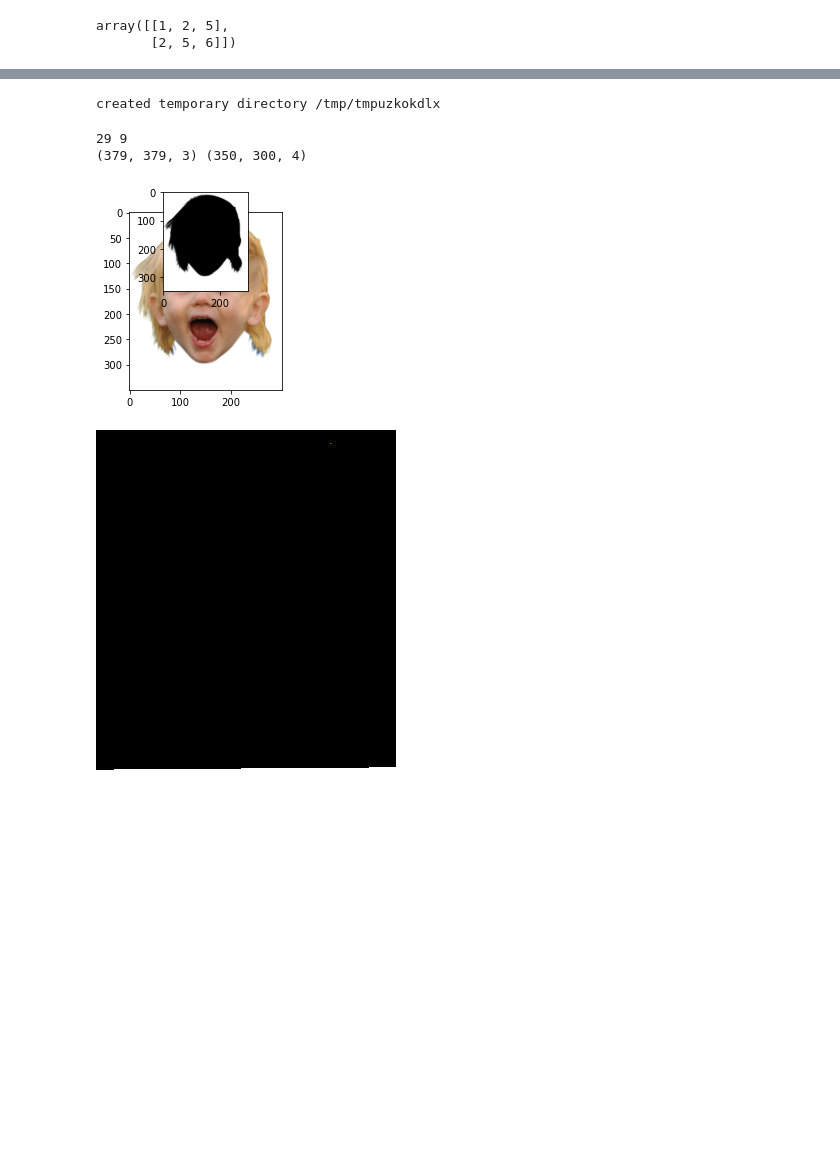
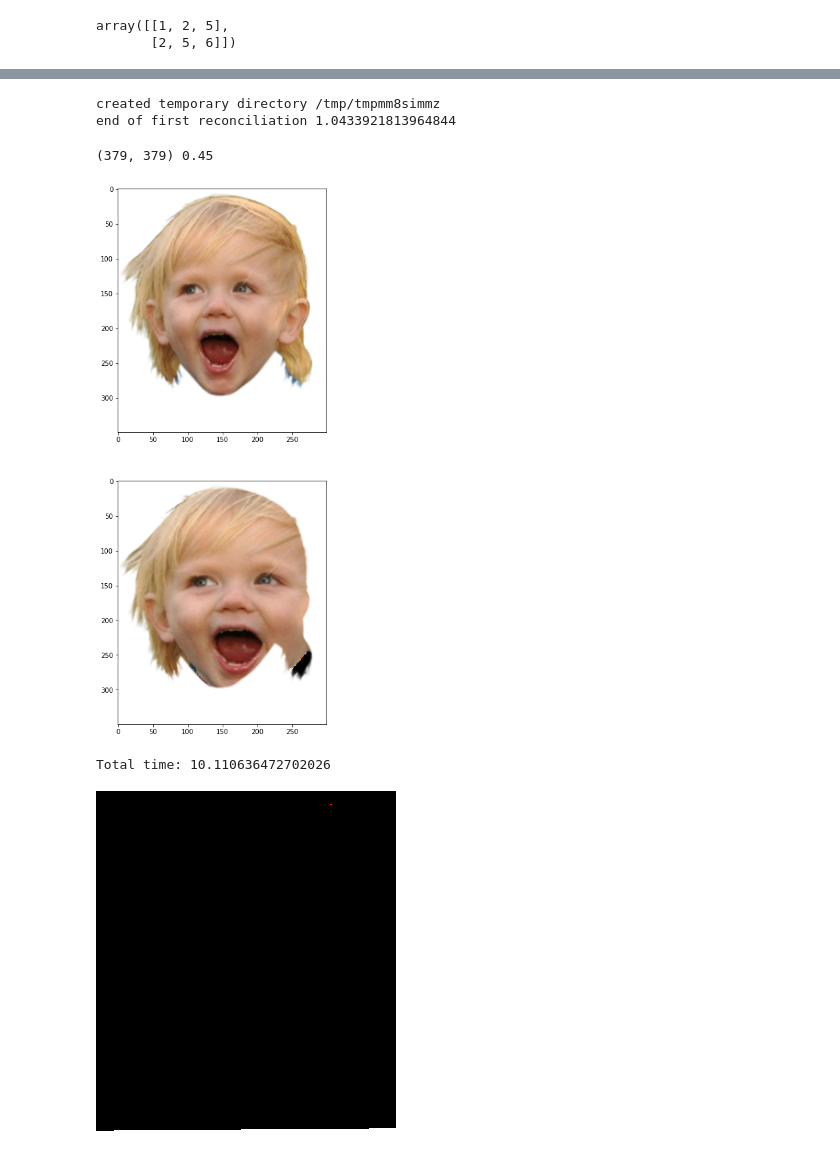
Before and after one commit to NewSciTLH/U-2-Net, a Jupyter notebook: notesdayperday.ipynb, the cells around one changed output, grey strips where cells are left out. Saved outputs shown, nothing was run; the diff lists cells and outputs as text; code cells hidden in the pictures; blank space fills up the shorter version.

```diff
--- a/notesdayperday.ipynb
+++ b/notesdayperday.ipynb
@@ -393,7 +393,9 @@ def human_eyes(crop_image_path):
             logger.log_text(f"Problem opening the image {str(e)} on {key}", severity='ERROR')
             return 'image corrupted'
         #if human then:
+        startl = time.time()
         file, crop_dict, mask_dict  = first_reconciliation(input_image, input_image_m, key, tmp_labels)
+        print(f'end of first reconciliation {time.time()-startl}')
         firststep = file.copy()
         file_2 =  secrec(firststep, crop_dict, mask_dict)
         return file, file_2
@@ -408,7 +410,7 @@ if __name__ == "__main__":
 
     w=10
     h=10
-    fig=plt.figure()
+    fig=plt.figure(figsize=(15, 15))
     fig.add_subplot(2,1,1)
     plt.imshow(file)
     fig.add_subplot(2,1,2)
@@ -446,23 +449,26 @@ Total time: 10.240050315856934
 # %%
+start = time.time()
 input_image_path = "divvyup_store/socks/600000/crop_of_subject"
 # input_image_path = "model_staging/orientation/image_testing/humans/dat99.jpeg"
 file, file_2= human_eyes(input_image_path)
 
-
-
 w=10
 h=10
-fig=plt.figure()
-fig.add_subplot(1,2,1)
+fig=plt.figure(figsize=(15, 15))
+fig.add_subplot(2,1,1)
 plt.imshow(file)
-fig.add_subplot(2,2,1)
-plt.imshow(base)
+fig.add_subplot(2,1,2)
+plt.imshow(file_2)
 plt.show()
+
+end = time.time()
+print(f'Total time: {end - start}')
 # %% [output]
-created temporary directory /tmp/tmpuzkokdlx
+created temporary directory /tmp/tmpmm8simmz
+end of first reconciliation 1.0433921813964844
-29 9
-(379, 379, 3) (350, 300, 4)
+(379, 379) 0.45
-[figure, old version]
+[figure, new version]
+Total time: 10.110636472702026
 # %%
 # %% [output]
 [figure]
```
Also changed, not shown: parts of 1 cell of this notebook, 1 other file.
